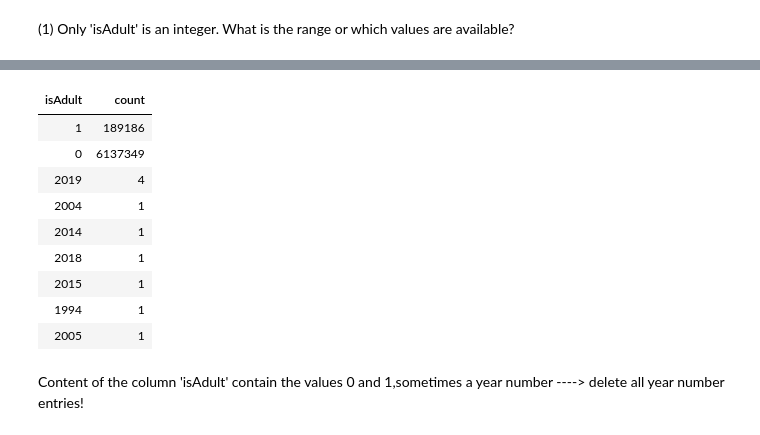
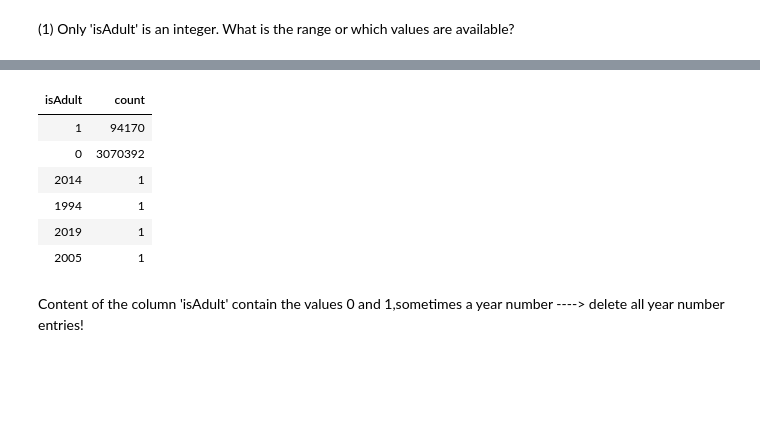
Before and after one commit to yaedin/imdb_project, a Jupyter notebook: EDA/imdb_norbert.ipynb, the cells around one changed output, grey strips where cells are left out. Cells and saved outputs as stored; diff of their text form; code cells hidden in the pictures; blank space fills up the shorter version.

```diff
--- a/EDA/imdb_norbert.ipynb
+++ b/EDA/imdb_norbert.ipynb
@@ -65,7 +65,10 @@ spark.version
 # %%
 # Import of the dataset
 
-df_basics_original = spark.read.load("dbfs:/mnt/data/TSV/title.basics.tsv",
+df_basics = spark.read.load("dbfs:/mnt/data/TSV/title.basics.tsv",
                            format="csv", sep="\t", inferSchema="true", header="true")
 # %% [output]
 [interactive output not drawn]
+# %%
+# Creating  a sample file with 50% of the dataset
+df_basics_sample = df_basics.sample(False, 0.5, 42)
@@ -146,18 +151,15 @@ display(
 # %%
 # Distribution of 0, 1, and the year numbers
 
-groupBy_output = df_basics.groupBy("isAdult").count()
+groupBy_output = df_basics_sample.groupBy("isAdult").count()
 display(groupBy_output)
 # %% [output]
 | isAdult | count |
-| 1 | 189186 |
-| 0 | 6137349 |
-| 2019 | 4 |
-| 2004 | 1 |
+| 1 | 94170 |
+| 0 | 3070392 |
 | 2014 | 1 |
-| 2018 | 1 |
-| 2015 | 1 |
 | 1994 | 1 |
+| 2019 | 1 |
 | 2005 | 1 |
 # %% [markdown]
 Content of the column 'isAdult' contain the values 0 and 1,sometimes a year number ----> delete all year number entries!
```
Also changed, not shown: parts of 26 cells of this notebook.
